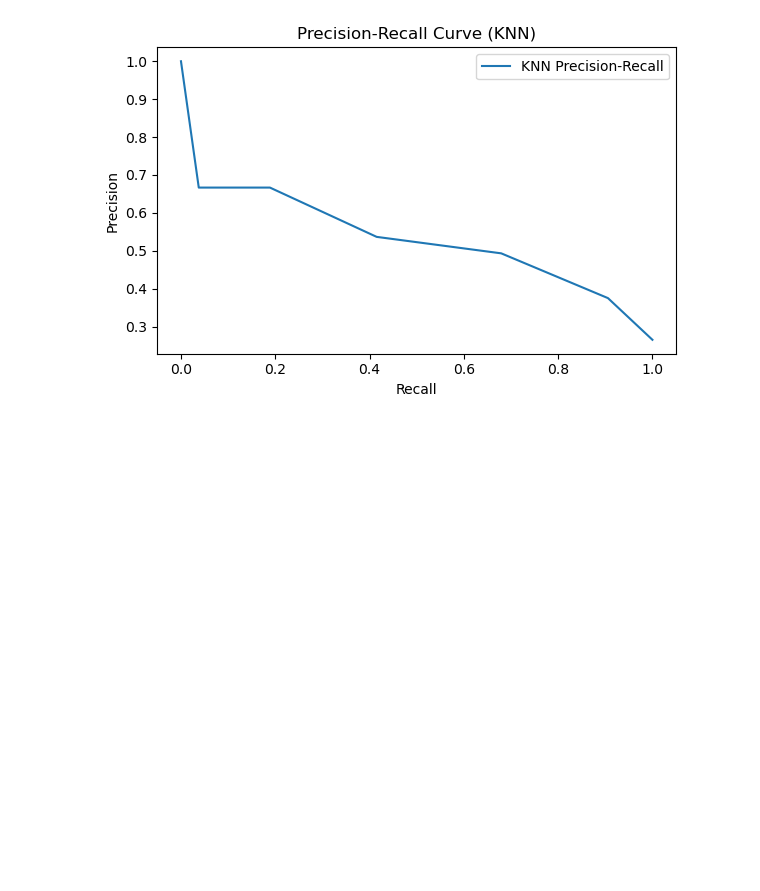
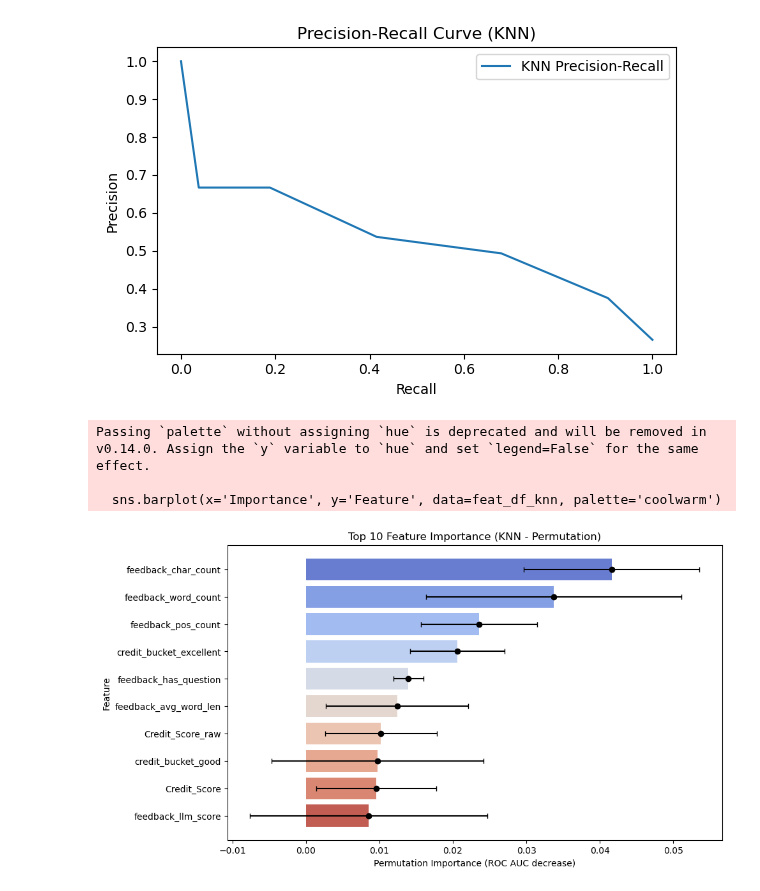
Before and after one commit to PoisonDarterz/wie3007_assignment, a Jupyter notebook: group_project.ipynb, the cells around one changed output. Saved outputs shown, nothing was run; the diff lists cells and outputs as text; code cells hidden in the pictures; blank space fills up the shorter version.

Commit message:
plot KNN feature importance

```diff
--- a/group_project.ipynb
+++ b/group_project.ipynb
@@ -1080,15 +1080,28 @@ ROC AUC: 0.7650
 # %%
 # Feature Importance FOR KNN
 
 from sklearn.inspection import permutation_importance
 
 # Compute permutation importance
 perm_importance = permutation_importance(knn_pipeline, X_test, y_test, n_repeats=10, random_state=42, scoring='roc_auc')
 
 # Create DataFrame for plotting
 feat_df_knn = pd.DataFrame({
     'Feature': X.columns,
     'Importance': perm_importance.importances_mean,
     'Std': perm_importance.importances_std
 })
 feat_df_knn = feat_df_knn.sort_values(by='Importance', ascending=False).head(10)
+
+# Plot top 10
+plt.figure(figsize=(10, 6))
+sns.barplot(x='Importance', y='Feature', data=feat_df_knn, palette='coolwarm')
+plt.errorbar(feat_df_knn['Importance'], feat_df_knn['Feature'], xerr=feat_df_knn['Std'], fmt='o', color='black', capsize=3)
+plt.title('Top 10 Feature Importance (KNN - Permutation)')
+plt.xlabel('Permutation Importance (ROC AUC decrease)')
+plt.show()
+# %% [output]
+Passing `palette` without assigning `hue` is deprecated and will be removed in v0.14.0. Assign the `y` variable to `hue` and set `legend=False` for the same effect.
+
+  sns.barplot(x='Importance', y='Feature', data=feat_df_knn, palette='coolwarm')
+[figure, added]
```
